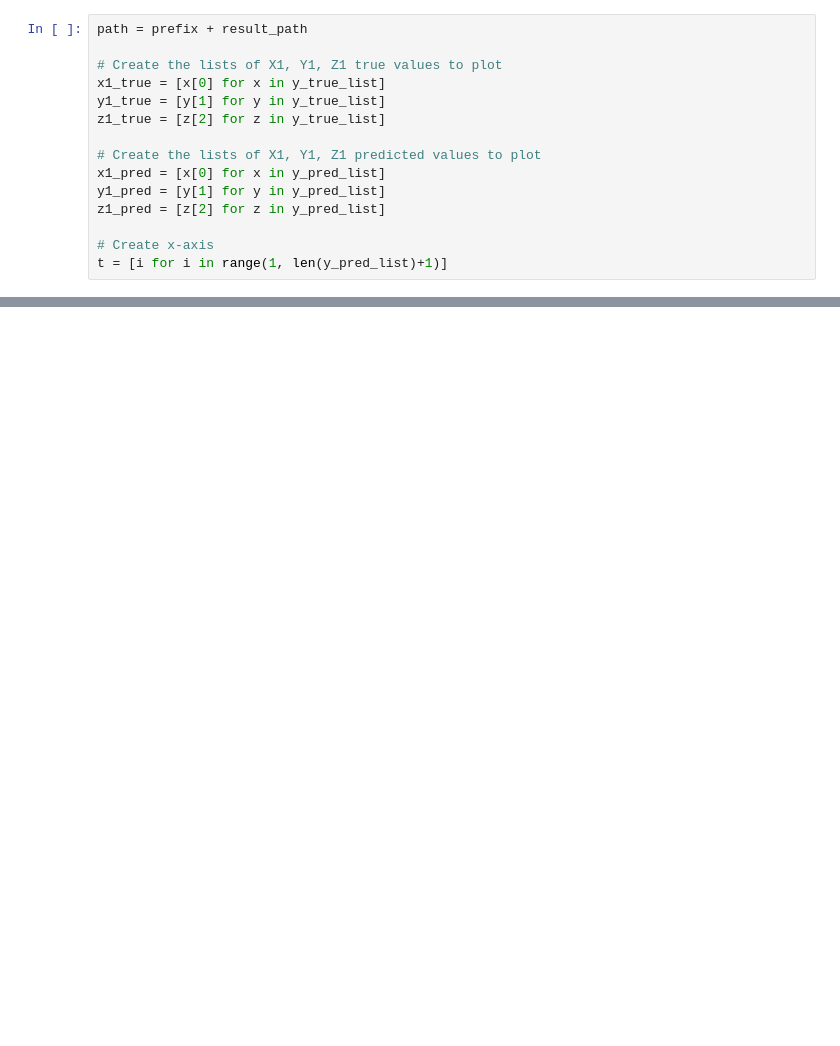
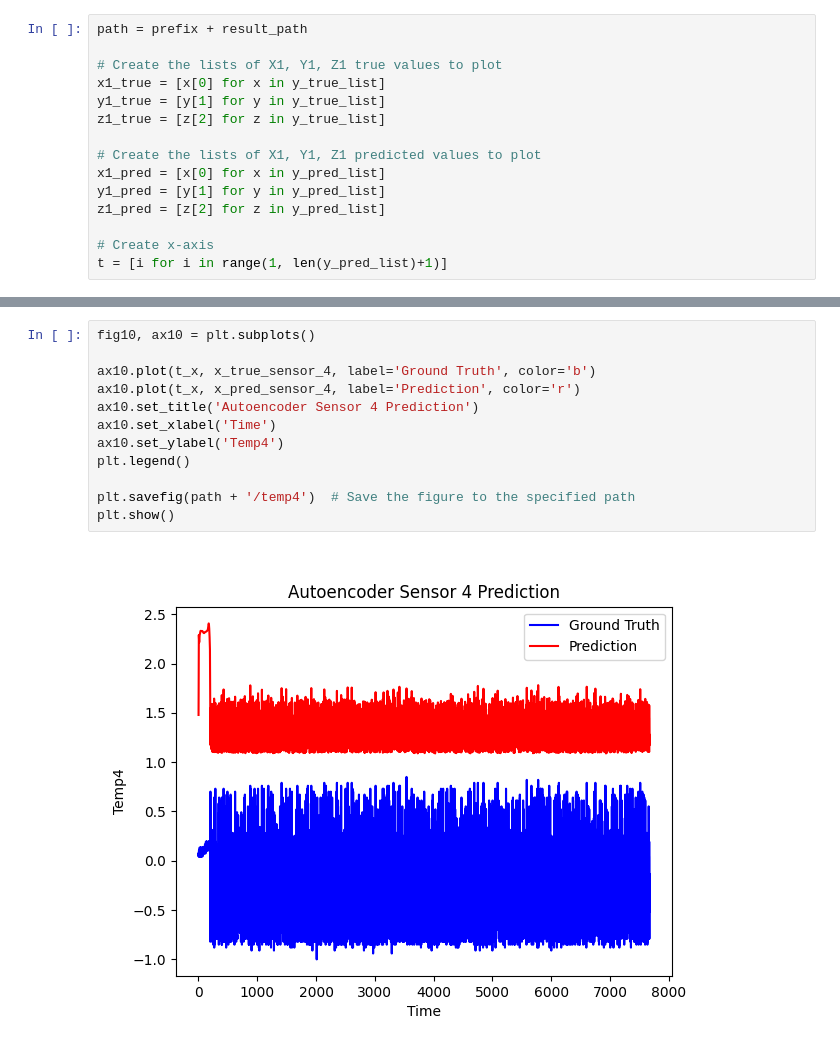
Before and after one commit to cybernetic-m/eai-project, a Jupyter notebook: notebook_exam_test.ipynb, the cells around one changed output, grey strips where cells are left out. Drawn from its saved outputs; the diff is of its cells as text; blank space fills up the shorter version.

```diff
--- a/notebook_exam_test.ipynb
+++ b/notebook_exam_test.ipynb
@@ -320,0 +395,14 @@ t = [i for i in range(1, len(y_pred_list)+1)]
+# %%
+fig10, ax10 = plt.subplots()
+
+ax10.plot(t_x, x_true_sensor_4, label='Ground Truth', color='b')
+ax10.plot(t_x, x_pred_sensor_4, label='Prediction', color='r')
+ax10.set_title('Autoencoder Sensor 4 Prediction')
+ax10.set_xlabel('Time')
+ax10.set_ylabel('Temp4')
+plt.legend()
+
+plt.savefig(path + '/temp4')  # Save the figure to the specified path
+plt.show()
+# %% [output]
+[figure, added]
```
Also changed, not shown: parts of 15 cells of this notebook.
